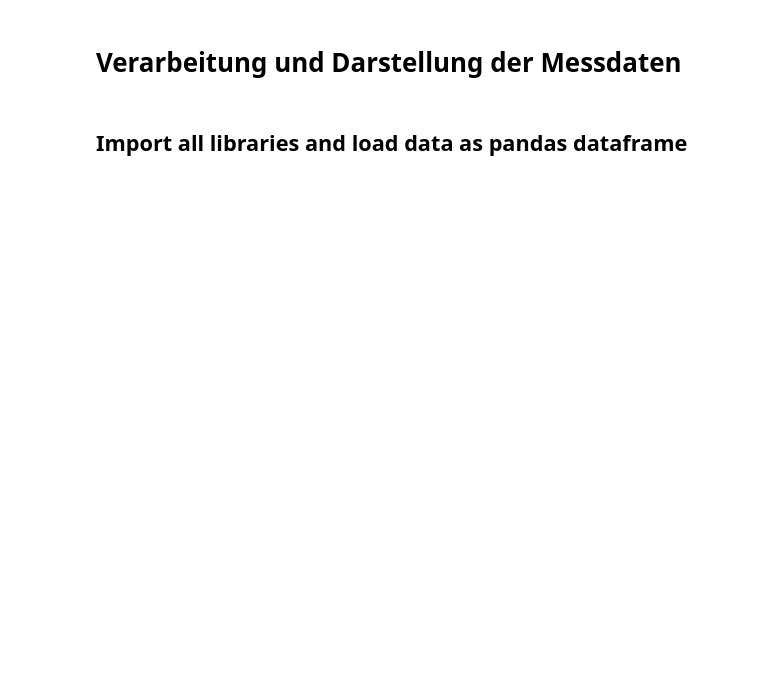
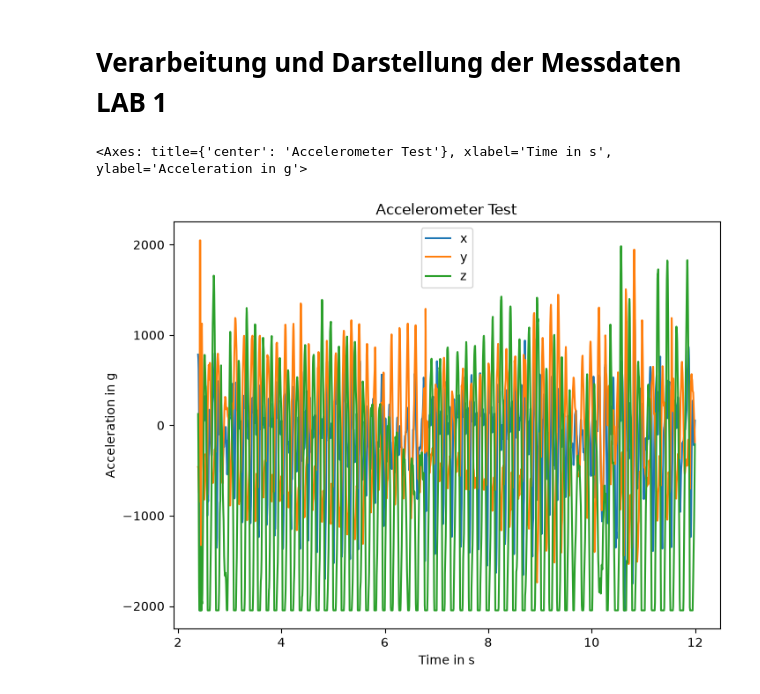
Before and after one commit to Luisa-Kneppel/Biosignalverarbeitung, a Jupyter notebook: Labor_Notebooks/Lab1_Visualisierung_Messdaten.ipynb, the cells around one changed output. Saved outputs shown, nothing was run; the diff lists cells and outputs as text; code cells hidden in the pictures; blank space fills up the shorter version.

```diff
--- a/Labor_Notebooks/Lab1_Visualisierung_Messdaten.ipynb
+++ b/Labor_Notebooks/Lab1_Visualisierung_Messdaten.ipynb
@@ -1,7 +1,5 @@
 # %% [markdown]
-# Verarbeitung und Darstellung der Messdaten
+# Verarbeitung und Darstellung der Messdaten LAB 1
-# %% [markdown]
-## Import all libraries and load data as pandas dataframe
 # %%
 #import libraries
 import pandas as pd
@@ -10,7 +8,18 @@ import scipy.signal as sci
 import matplotlib.pyplot as plot
 # %%
 #import recorded .csv Files and store them in a dataframe
-df = pd.read_csv('data\IMU.csv', sep=';')
+# CSV-Datei einlesen
 
-#convert time from ms into s
+df = pd.read_csv('./data/IMU.csv', sep=';', names=['x', 'y', 'z', 'Time'], header=None)
+
+# Zeit von Millisekunden in Sekunden umrechnen
 df['Time'] = df['Time'].div(1000)
+# %%
+# display data
+df.plot(x = 'Time', y = ['x', 'y', 'z'], ylabel='Acceleration in g',
+        xlabel='Time in s', figsize= [8, 6], title="Accelerometer Test")
+#auf 4-5 Sekunden kürzen
+#y achse auf -2 bis 2 g begrenzen und umbennen
+# %% [output]
+<Axes: title={'center': 'Accelerometer Test'}, xlabel='Time in s', ylabel='Acceleration in g'>
+[figure, added]
```
Also changed, not shown: parts of 2 cells of this notebook, 3 other files.
